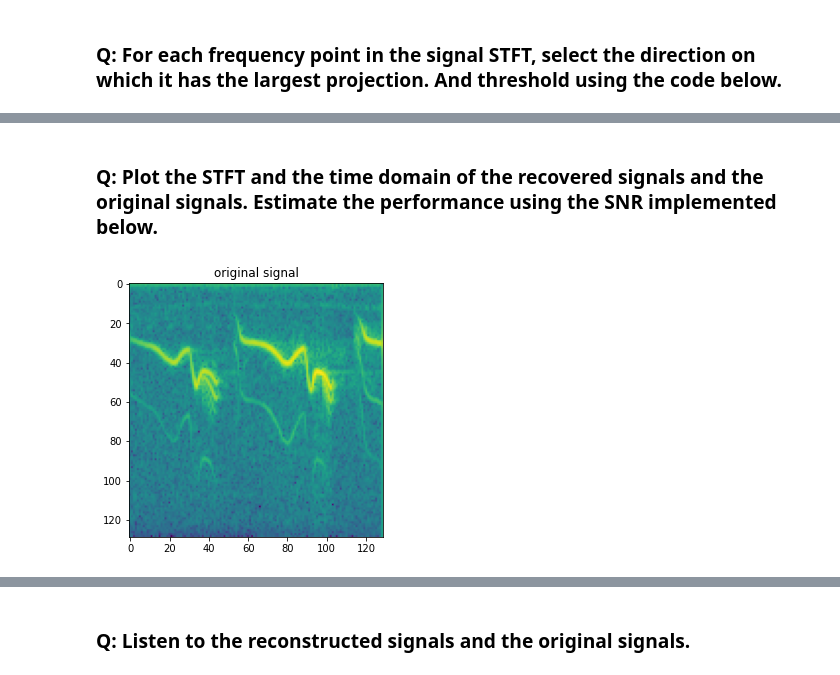
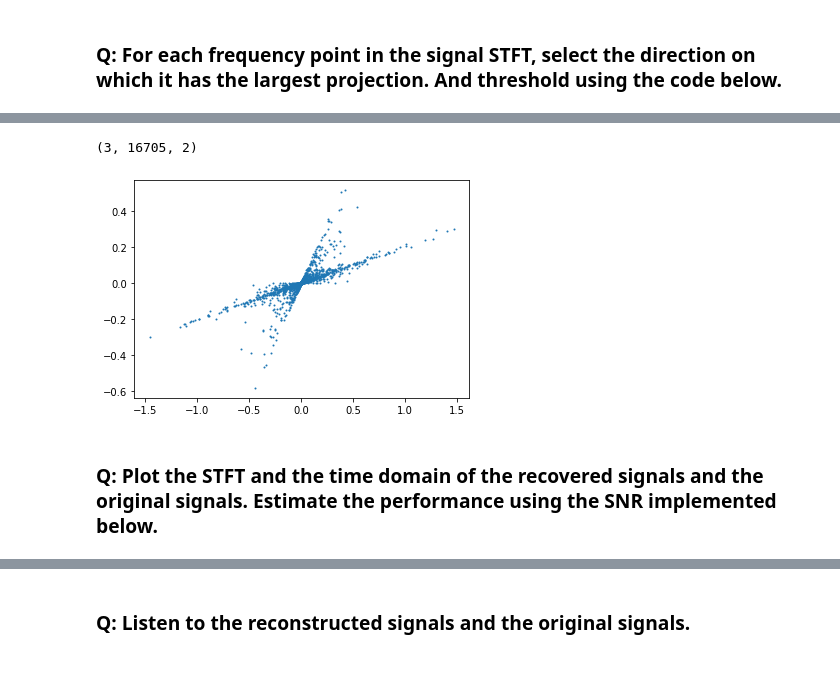
Before and after one commit to guillaume-haerinck/imac-tp-signal, a Jupyter notebook: m2-semestre1/TD4/TD3 Spectral Analysis and Filtering-Exercise.ipynb, the cells around one changed output, grey strips where cells are left out. Cells and saved outputs as stored; diff of their text form; code cells hidden in the pictures.

```diff
--- a/m2-semestre1/TD4/TD3 Spectral Analysis and Filtering-Exercise.ipynb
+++ b/m2-semestre1/TD4/TD3 Spectral Analysis and Filtering-Exercise.ipynb
@@ -249,23 +232,11 @@ plt.show()
+# %%
+# set values to zero for non selected values
+splitted = np.array([(np.where(bestProjection == i, 1, 0)*signal.T).T for i in range(3)])
+print(splitted.shape)
+plt.plot(splitted[0][:,0], splitted[0][:,1],"o", markersize=1)
+plt.show()
+# %% [output]
+(3, 16705, 2)
+[figure, added]
 # %% [markdown]
 ### Q: Plot the STFT and the time domain of the recovered signals and the original signals. Estimate the performance using the SNR implemented below.
-# %%
-def snr(x, y):
-    s =  np.linalg.norm(x - y)
-    if s == 0:
-        return "Equal inputs"
-    return 20 * np.log10(np.linalg.norm(x) /s)
-
-plt.figure(figsize = (10,10))
-''' TODO
-plt.subplot(1,2,1)
-plt.title("recovered signal")
-plt.imshow(np.log(np.abs(projected_signal)))
-'''
-
-plt.subplot(1,2,1)
-plt.title("original signal")
-plt.imshow(np.log(np.abs(w)))
-
-plt.show()
-# %% [output]
-[figure, removed]
```
Also changed, not shown: parts of 10 cells of this notebook.
